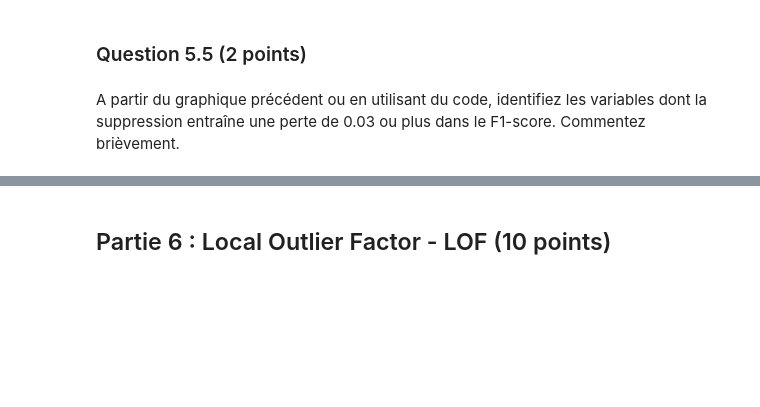
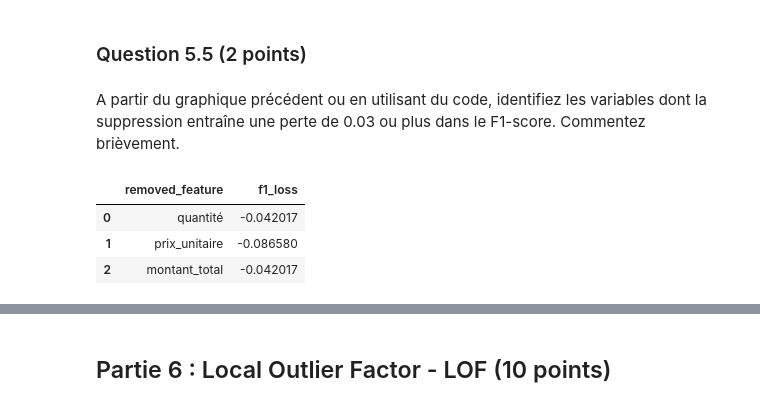
Before and after one commit to EthanLeChevallier/Data-Mining-Portfolio, a Jupyter notebook: TP3_INF8111_A25.ipynb, the cells around one changed output, grey strips where cells are left out. Saved outputs shown, nothing was run; the diff lists cells and outputs as text; code cells hidden in the pictures; blank space fills up the shorter version.

```diff
--- a/TP3_INF8111_A25.ipynb
+++ b/TP3_INF8111_A25.ipynb
@@ -1317,0 +1455,8 @@ A partir du graphique précédent ou en utilisant du code, identifiez les variab
+# %%
+important_vars = ablation_df[ablation_df["f1_loss"] <= -0.03][["removed_feature", "f1_loss"]]
+display(important_vars)
+# %% [output]
+|  | removed_feature | f1_loss |
+| 0 | quantité | -0.042017 |
+| 1 | prix_unitaire | -0.086580 |
+| 2 | montant_total | -0.042017 |
```
Also changed, not shown: parts of 31 cells of this notebook.
